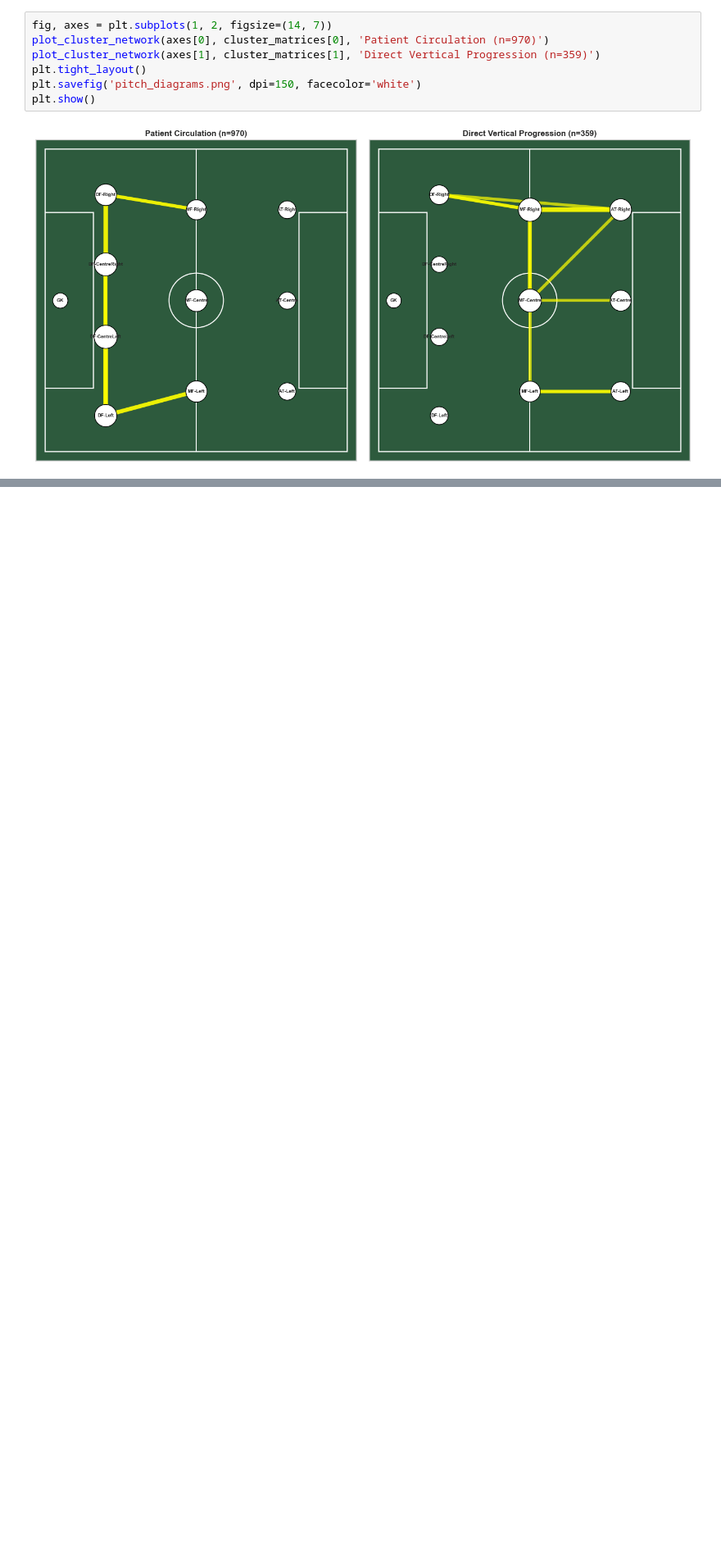
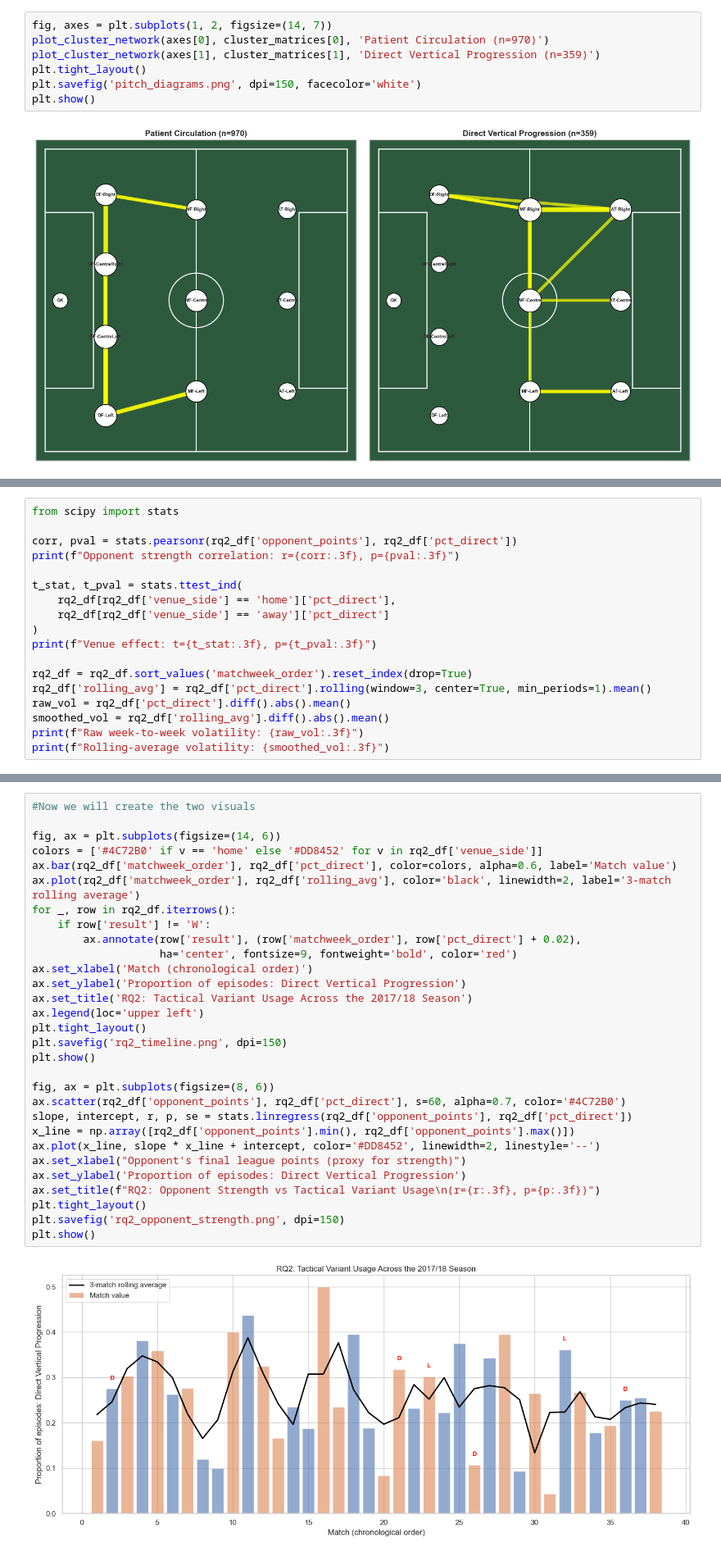
Before and after one commit to Andreas-Angelides/MSc-Dissertation---Passing-Networks, a Jupyter notebook: Dissertation_python_notebook.ipynb, the cells around one changed output, grey strips where cells are left out. Shown at 82% size. Drawn from its saved outputs; the diff is of its cells as text; blank space fills up the shorter version.

```diff
--- a/Dissertation_python_notebook.ipynb
+++ b/Dissertation_python_notebook.ipynb
@@ -597,0 +666,18 @@ plt.show()
+# %%
+from scipy import stats
+
+corr, pval = stats.pearsonr(rq2_df['opponent_points'], rq2_df['pct_direct'])
+print(f"Opponent strength correlation: r={corr:.3f}, p={pval:.3f}")
+
+t_stat, t_pval = stats.ttest_ind(
+    rq2_df[rq2_df['venue_side'] == 'home']['pct_direct'],
+    rq2_df[rq2_df['venue_side'] == 'away']['pct_direct']
+)
+print(f"Venue effect: t={t_stat:.3f}, p={t_pval:.3f}")
+
+rq2_df = rq2_df.sort_values('matchweek_order').reset_index(drop=True)
+rq2_df['rolling_avg'] = rq2_df['pct_direct'].rolling(window=3, center=True, min_periods=1).mean()
+raw_vol = rq2_df['pct_direct'].diff().abs().mean()
+smoothed_vol = rq2_df['rolling_avg'].diff().abs().mean()
+print(f"Raw week-to-week volatility: {raw_vol:.3f}")
+print(f"Rolling-average volatility: {smoothed_vol:.3f}")
@@ -597,0 +689,32 @@ plt.show()
+# %%
+#Now we will create the two visuals
+
+fig, ax = plt.subplots(figsize=(14, 6))
+colors = ['#4C72B0' if v == 'home' else '#DD8452' for v in rq2_df['venue_side']]
+ax.bar(rq2_df['matchweek_order'], rq2_df['pct_direct'], color=colors, alpha=0.6, label='Match value')
+ax.plot(rq2_df['matchweek_order'], rq2_df['rolling_avg'], color='black', linewidth=2, label='3-match rolling average')
+for _, row in rq2_df.iterrows():
+    if row['result'] != 'W':
+        ax.annotate(row['result'], (row['matchweek_order'], row['pct_direct'] + 0.02),
+                    ha='center', fontsize=9, fontweight='bold', color='red')
+ax.set_xlabel('Match (chronological order)')
+ax.set_ylabel('Proportion of episodes: Direct Vertical Progression')
+ax.set_title('RQ2: Tactical Variant Usage Across the 2017/18 Season')
+ax.legend(loc='upper left')
+plt.tight_layout()
+plt.savefig('rq2_timeline.png', dpi=150)
+plt.show()
+
+fig, ax = plt.subplots(figsize=(8, 6))
+ax.scatter(rq2_df['opponent_points'], rq2_df['pct_direct'], s=60, alpha=0.7, color='#4C72B0')
+slope, intercept, r, p, se = stats.linregress(rq2_df['opponent_points'], rq2_df['pct_direct'])
+x_line = np.array([rq2_df['opponent_points'].min(), rq2_df['opponent_points'].max()])
+ax.plot(x_line, slope * x_line + intercept, color='#DD8452', linewidth=2, linestyle='--')
+ax.set_xlabel("Opponent's final league points (proxy for strength)")
+ax.set_ylabel('Proportion of episodes: Direct Vertical Progression')
+ax.set_title(f"RQ2: Opponent Strength vs Tactical Variant Usage\n(r={r:.3f}, p={p:.3f})")
+plt.tight_layout()
+plt.savefig('rq2_opponent_strength.png', dpi=150)
+plt.show()
+# %% [output]
+[figure, added]
```
Also changed, not shown: parts of 4 cells of this notebook, 2 other files.
